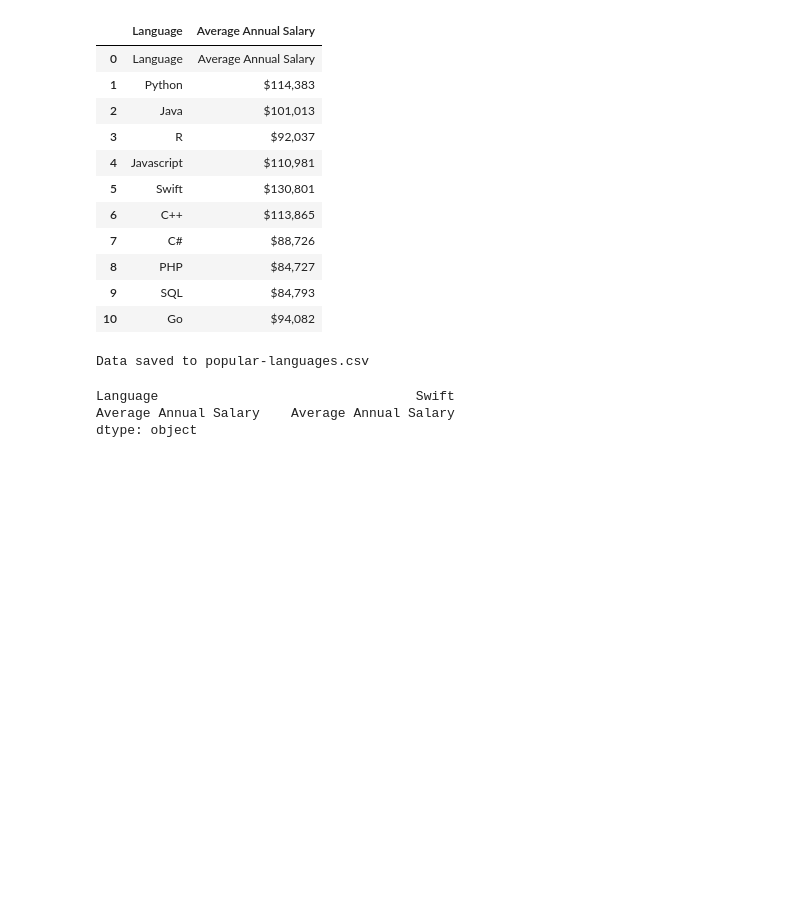
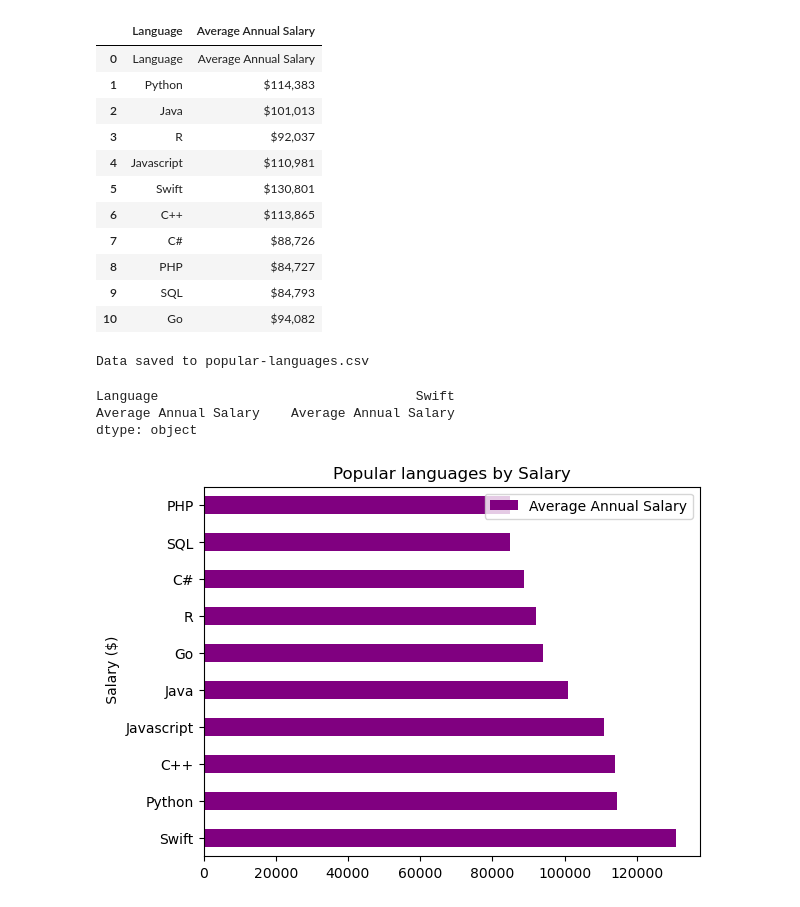
Before and after one commit to Marilyn-Rose/my_IBM_data_analysis, a Jupyter notebook: IBM Capstone Project/Collecting Data Using Web Scraping.ipynb, the cells around one changed output. Cells and saved outputs as stored; diff of their text form; code cells hidden in the pictures; blank space fills up the shorter version.

```diff
--- a/IBM Capstone Project/Collecting Data Using Web Scraping.ipynb
+++ b/IBM Capstone Project/Collecting Data Using Web Scraping.ipynb
@@ -95,0 +101,19 @@ dtype: object
+# %%
+df = df.drop(0)
+# %%
+df['Average Annual Salary'] = df['Average Annual Salary'].str.replace('$', '', regex = False)
+df['Average Annual Salary'] = df['Average Annual Salary'].str.replace(',', '', regex = False)
+df['Average Annual Salary'] = df['Average Annual Salary'].astype('float')
+# %%
+df = df.sort_values(by = 'Average Annual Salary', ascending = False)
+# %%
+df.plot(kind = 'barh',
+        x = 'Language',
+        y = 'Average Annual Salary',
+       color = 'Purple')
+
+plt.title('Popular languages by Salary')
+plt.ylabel(' Salary ($)')
+plt.show()
+# %% [output]
+[figure, added]
```
Also changed, not shown: parts of 1 cell of this notebook, 2 other files.
